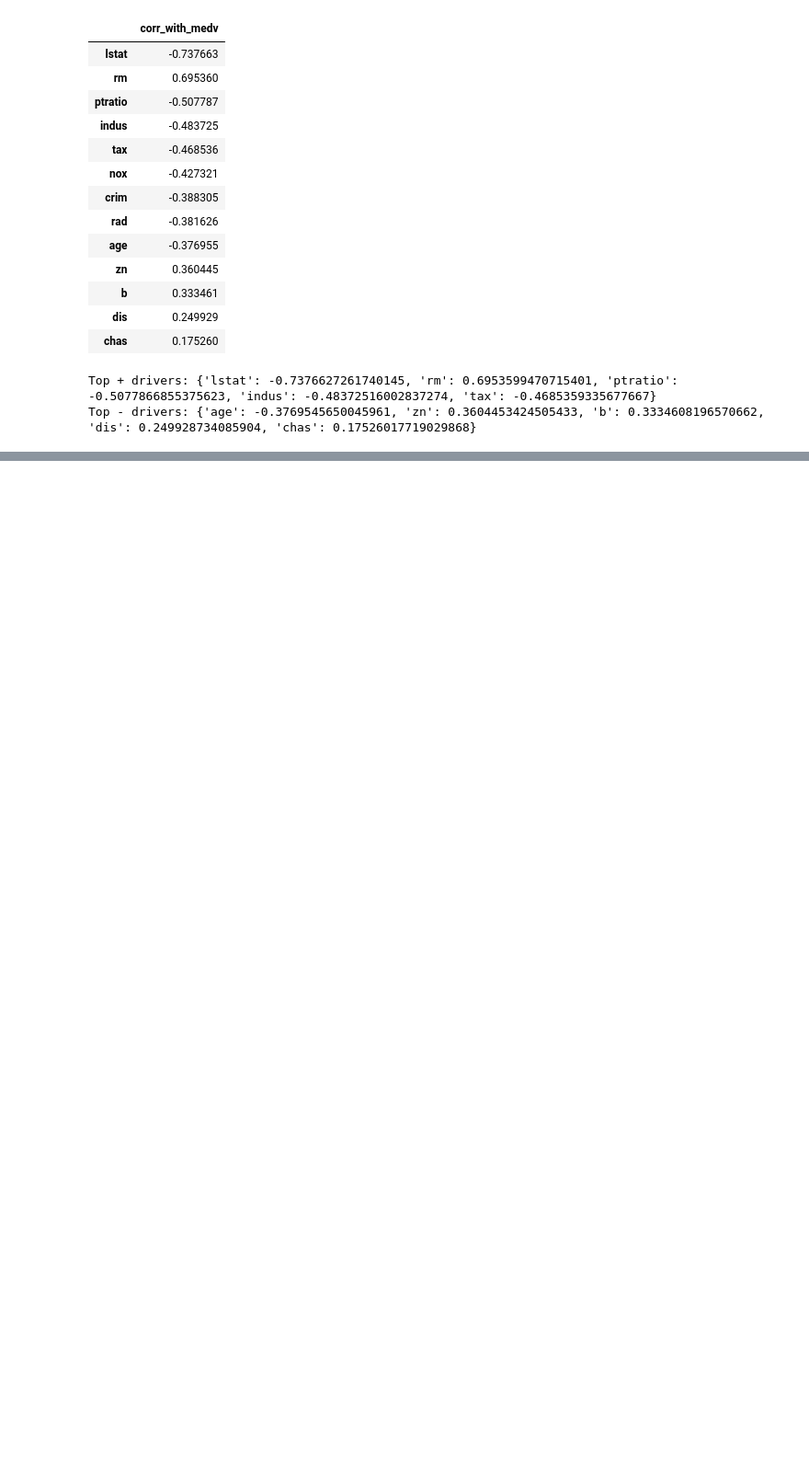
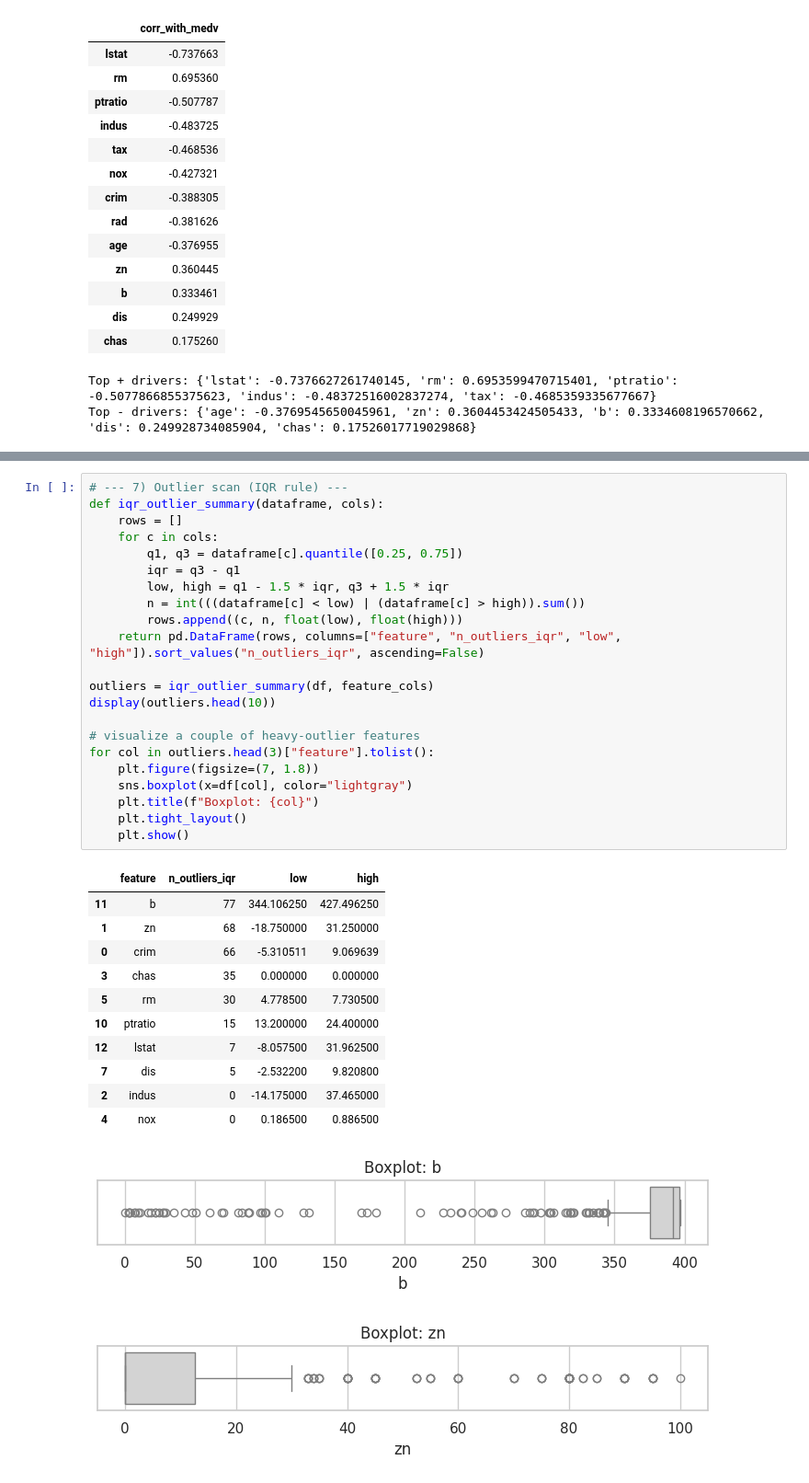
Before and after one commit to Shushunya/FAA-P2, a Jupyter notebook: notebooks/eda.ipynb, the cells around one changed output, grey strips where cells are left out. Shown: that part at 92% size. Drawn from its saved outputs; the diff is of its cells as text; blank space fills up the shorter version.

```diff
--- a/notebooks/eda.ipynb
+++ b/notebooks/eda.ipynb
@@ -253,0 +320,36 @@ Top - drivers: {'age': -0.3769545650045961, 'zn': 0.3604453424505433, 'b': 0.333
+# %%
+# --- 7) Outlier scan (IQR rule) ---
+def iqr_outlier_summary(dataframe, cols):
+    rows = []
+    for c in cols:
+        q1, q3 = dataframe[c].quantile([0.25, 0.75])
+        iqr = q3 - q1
+        low, high = q1 - 1.5 * iqr, q3 + 1.5 * iqr
+        n = int(((dataframe[c] < low) | (dataframe[c] > high)).sum())
+        rows.append((c, n, float(low), float(high)))
+    return pd.DataFrame(rows, columns=["feature", "n_outliers_iqr", "low", "high"]).sort_values("n_outliers_iqr", ascending=False)
+
+outliers = iqr_outlier_summary(df, feature_cols)
+display(outliers.head(10))
+
+# visualize a couple of heavy-outlier features
+for col in outliers.head(3)["feature"].tolist():
+    plt.figure(figsize=(7, 1.8))
+    sns.boxplot(x=df[col], color="lightgray")
+    plt.title(f"Boxplot: {col}")
+    plt.tight_layout()
+    plt.show()
+# %% [output]
+|  | feature | n_outliers_iqr | low | high |
+| 11 | b | 77 | 344.106250 | 427.496250 |
+| 1 | zn | 68 | -18.750000 | 31.250000 |
+| 0 | crim | 66 | -5.310511 | 9.069639 |
+| 3 | chas | 35 | 0.000000 | 0.000000 |
+| 5 | rm | 30 | 4.778500 | 7.730500 |
+| 10 | ptratio | 15 | 13.200000 | 24.400000 |
+| 12 | lstat | 7 | -8.057500 | 31.962500 |
+| 7 | dis | 5 | -2.532200 | 9.820800 |
+| 2 | indus | 0 | -14.175000 | 37.465000 |
+| 4 | nox | 0 | 0.186500 | 0.886500 |
+[figure, added]
+[figure, added]
```
Also changed, not shown: parts of 12 cells of this notebook.
